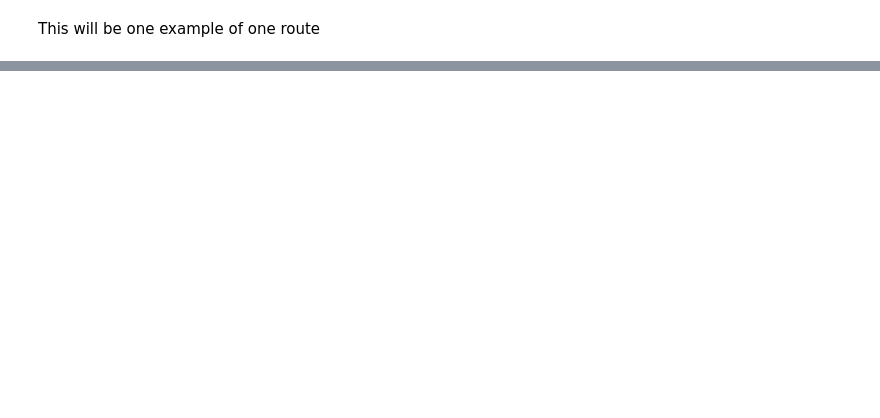
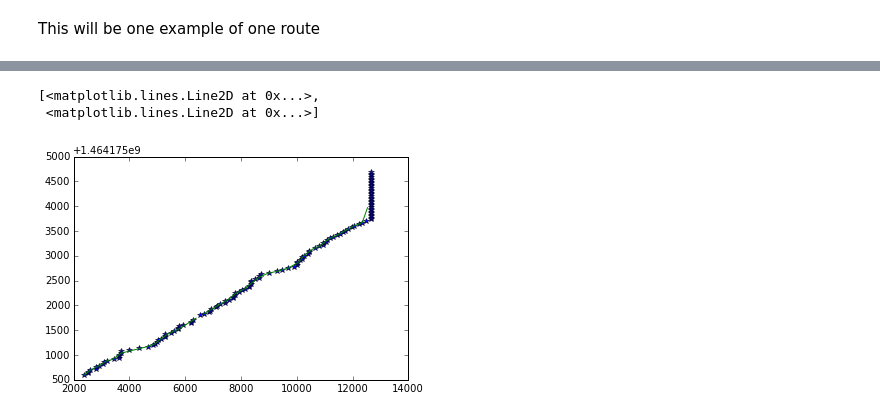
Before and after one commit to sarangof/Bus-Capstone, a Jupyter notebook: interpolation_Experiments.ipynb, the cells around one changed output, grey strips where cells are left out. Cells and saved outputs as stored; diff of their text form; code cells hidden in the pictures; blank space fills up the shorter version.

```diff
--- a/interpolation_Experiments.ipynb
+++ b/interpolation_Experiments.ipynb
@@ -256,0 +87,5 @@ print epoch
+# %%
+trip_id = "FB_B6-Weekday-SDon-043400_B41_16"
+pattern = '%Y-%m-%dT%H:%M:%S'
+stops_ex = list(pd.unique(avl_data.MonitoredCallRef))
+distance_stops = list(pd.unique(avl_data.CallDistAlongRoute))
@@ -256,0 +95,11 @@ print epoch
+# %%
+x = inter_stops.DistAlongRoute
+y = inter_stops.TimeStamp
+f = interpolate.interp1d(x,y)
+xnew = distance_stops
+ynew = f(xnew)   # use interpolation function returned by `interp1d`
+plt.plot(x, y, '*', xnew, ynew, '-')
+# %% [output]
+[<matplotlib.lines.Line2D at 0x...>,
+ <matplotlib.lines.Line2D at 0x...>]
+[figure, added]
```
Also changed, not shown: parts of 23 cells of this notebook.
